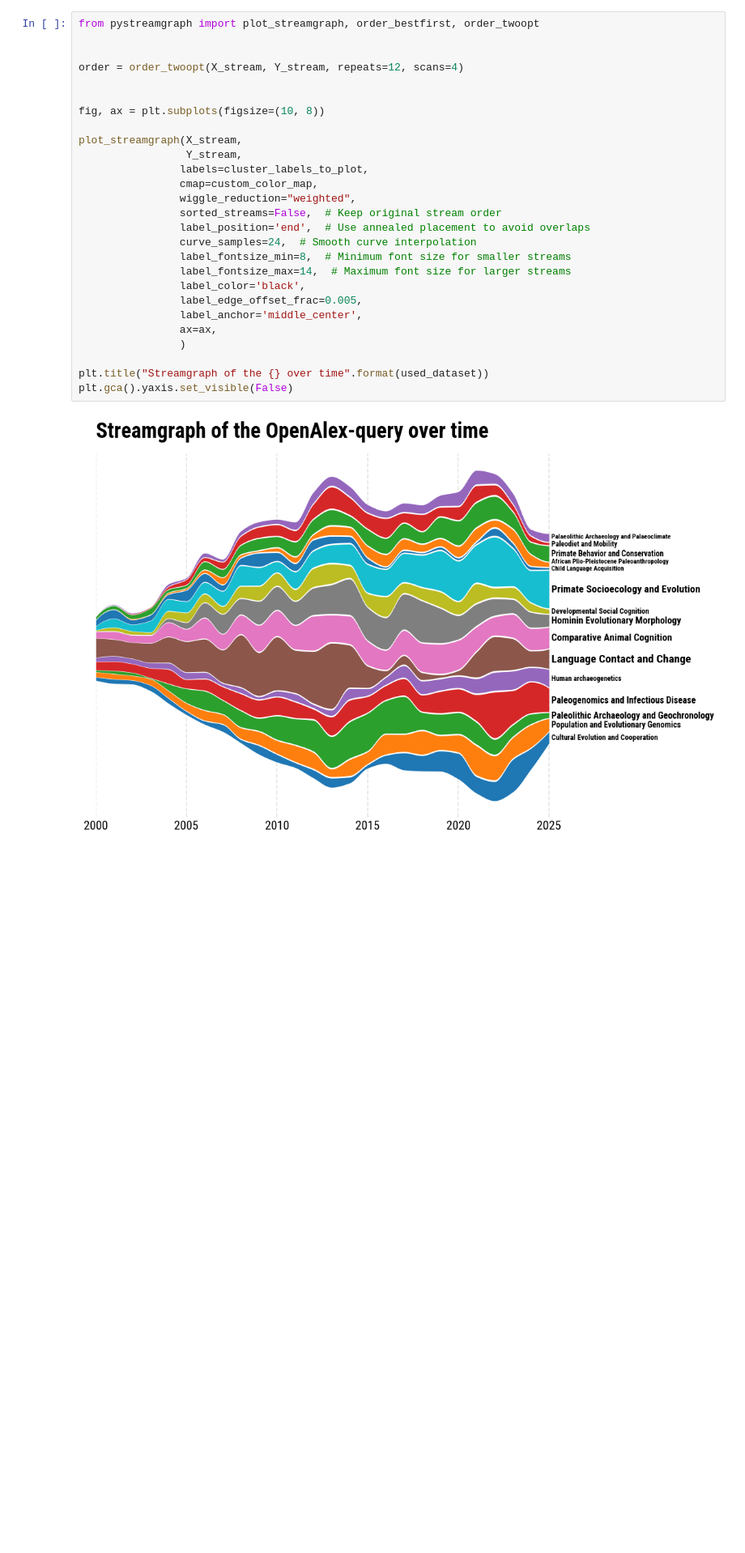
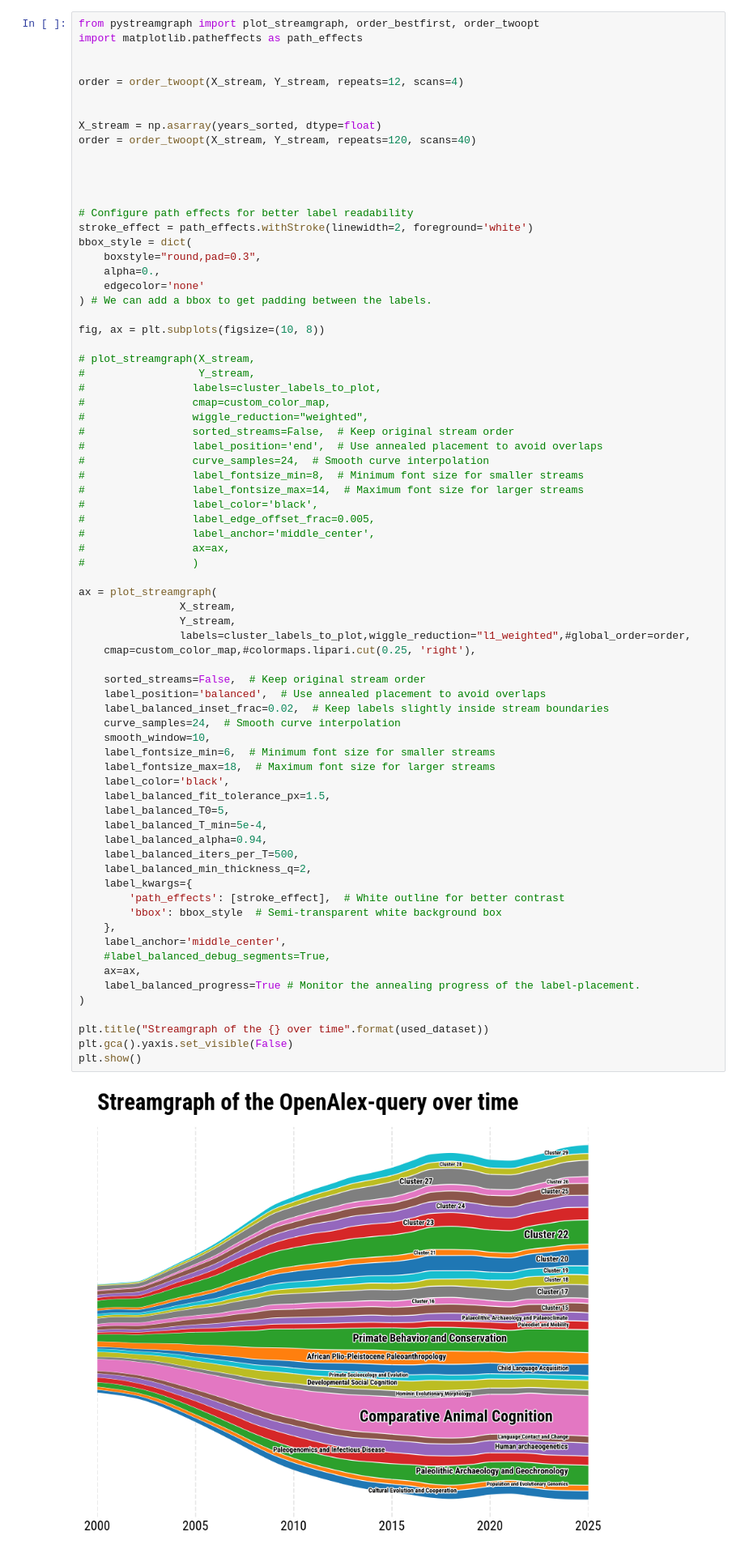
Before and after one commit to MNoichl/MPI-Leipzig-workshop-text-data-analysis, a Jupyter notebook: workbook_01_text_analysis.ipynb, the cells around one changed output. Shown at 81% size. Drawn from its saved outputs; the diff is of its cells as text; blank space fills up the shorter version.

Commit message:
Update execution counts in text analysis notebook and enhance streamgraph plotting with improved label readability and configuration options.

```diff
--- a/workbook_01_text_analysis.ipynb
+++ b/workbook_01_text_analysis.ipynb
@@ -548,33 +516,79 @@ Cluster labels: ['Cultural Evolution and Cooperation', 'Population and Evolution
 There is no good streamgraph-library in python that we know of, so we made our own and import it here. This version can sort the clusters by size over time, showing which clusters grow and fade proportionally, as well as the growth of the corpus as a whole in absolute numbers.
 # %%
 from pystreamgraph import plot_streamgraph, order_bestfirst, order_twoopt
+import matplotlib.patheffects as path_effects
 
 
 order = order_twoopt(X_stream, Y_stream, repeats=12, scans=4)
 
 
+X_stream = np.asarray(years_sorted, dtype=float)
+order = order_twoopt(X_stream, Y_stream, repeats=120, scans=40)
+
+
+
+
+# Configure path effects for better label readability
+stroke_effect = path_effects.withStroke(linewidth=2, foreground='white')
+bbox_style = dict(
+    boxstyle="round,pad=0.3",
+    alpha=0.,
+    edgecolor='none'
+) # We can add a bbox to get padding between the labels.
+
 fig, ax = plt.subplots(figsize=(10, 8))
 
-plot_streamgraph(X_stream,
-                 Y_stream,
-                labels=cluster_labels_to_plot,
-                cmap=custom_color_map,
-                wiggle_reduction="weighted",
-                sorted_streams=False,  # Keep original stream order
-                label_position='end',  # Use annealed placement to avoid overlaps
-                curve_samples=24,  # Smooth curve interpolation
-                label_fontsize_min=8,  # Minimum font size for smaller streams
-                label_fontsize_max=14,  # Maximum font size for larger streams
-                label_color='black',
-                label_edge_offset_frac=0.005,
-                label_anchor='middle_center',
-                ax=ax,
-                )
+# plot_streamgraph(X_stream,
+#                  Y_stream,
+#                 labels=cluster_labels_to_plot,
+#                 cmap=custom_color_map,
+#                 wiggle_reduction="weighted",
+#                 sorted_streams=False,  # Keep original stream order
+#                 label_position='end',  # Use annealed placement to avoid overlaps
+#                 curve_samples=24,  # Smooth curve interpolation
+#                 label_fontsize_min=8,  # Minimum font size for smaller streams
+#                 label_fontsize_max=14,  # Maximum font size for larger streams
+#                 label_color='black',
+#                 label_edge_offset_frac=0.005,
+#                 label_anchor='middle_center',
+#                 ax=ax,
+#                 )
+
+ax = plot_streamgraph(
+                X_stream,
+                Y_stream,
+                labels=cluster_labels_to_plot,wiggle_reduction="l1_weighted",#global_order=order,
+    cmap=custom_color_map,#colormaps.lipari.cut(0.25, 'right'),
+
+    sorted_streams=False,  # Keep original stream order
+    label_position='balanced',  # Use annealed placement to avoid overlaps
+    label_balanced_inset_frac=0.02,  # Keep labels slightly inside stream boundaries
+    curve_samples=24,  # Smooth curve interpolation
+    smooth_window=10,
+    label_fontsize_min=6,  # Minimum font size for smaller streams
+    label_fontsize_max=18,  # Maximum font size for larger streams
+    label_color='black',
+    label_balanced_fit_tolerance_px=1.5,
+    label_balanced_T0=5,
+    label_balanced_T_min=5e-4,
+    label_balanced_alpha=0.94,
+    label_balanced_iters_per_T=500,
+    label_balanced_min_thickness_q=2,
+    label_kwargs={
+        'path_effects': [stroke_effect],  # White outline for better contrast
+        'bbox': bbox_style  # Semi-transparent white background box
+    },
+    label_anchor='middle_center',
+    #label_balanced_debug_segments=True,
+    ax=ax,
+    label_balanced_progress=True # Monitor the annealing progress of the label-placement.
+)
 
 plt.title("Streamgraph of the {} over time".format(used_dataset))
 plt.gca().yaxis.set_visible(False)
+plt.show()
 # %% [output]
-[figure, old version]
+[figure, new version]
 # %% [markdown]
 # Getting embeddings for specific words
 # %% [markdown]
```
Also changed, not shown: parts of 2 cells of this notebook.
